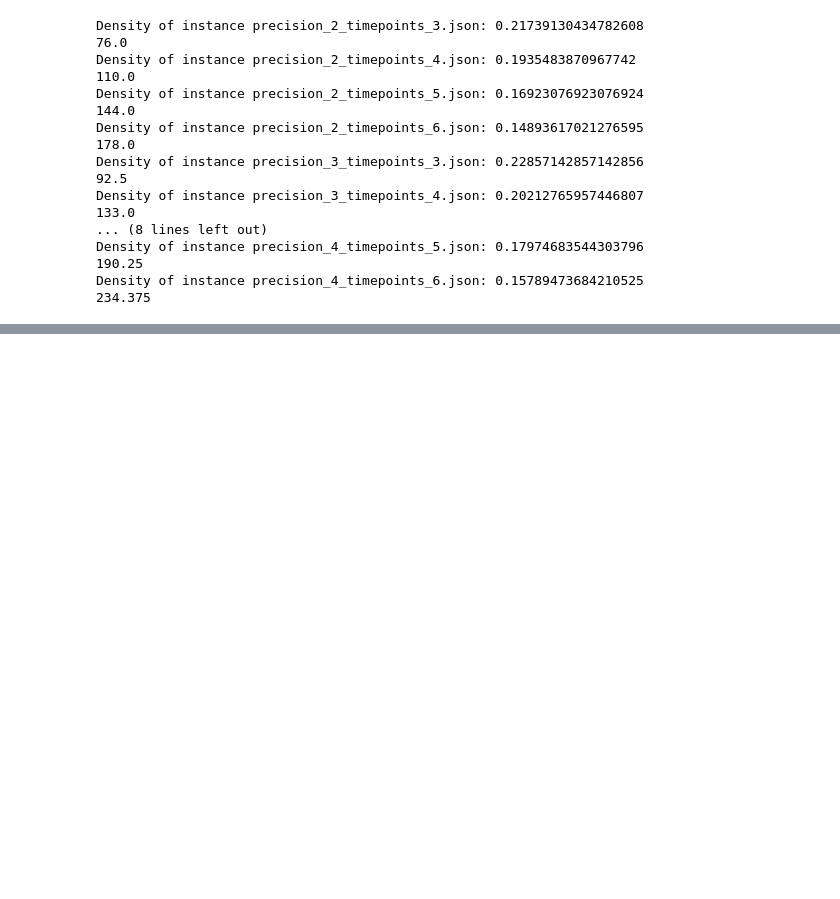
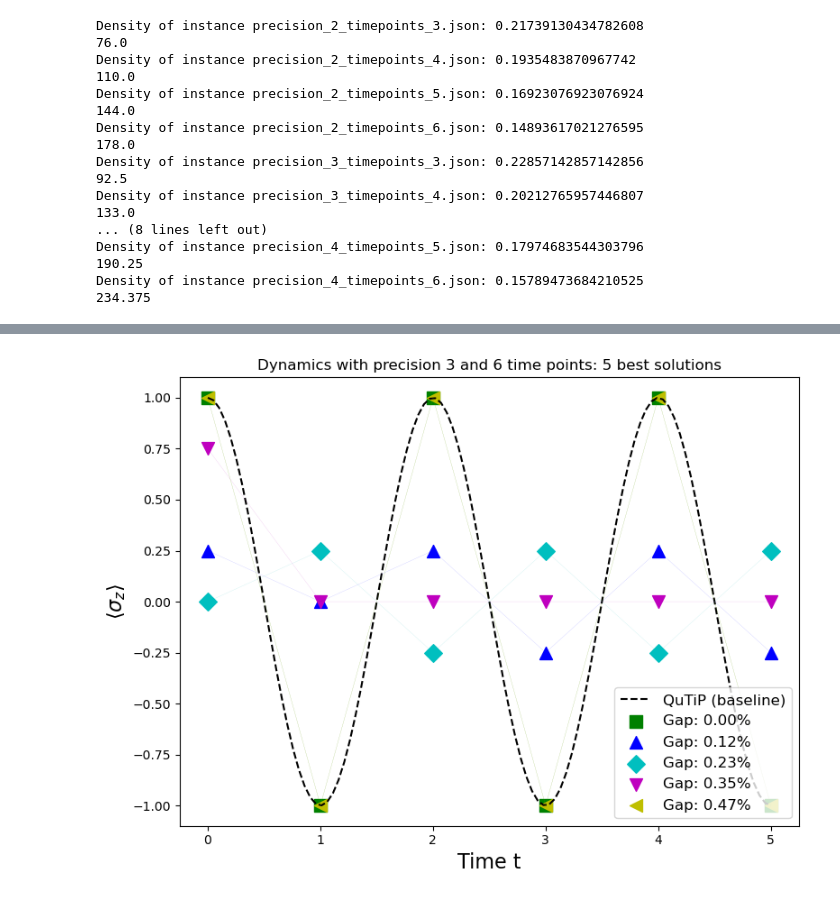
Before and after one commit to atg205/DWaveDynamics, a Jupyter notebook: notebooks/velox_instances.ipynb, the cells around one changed output, grey strips where cells are left out. Cells and saved outputs as stored; diff of their text form; code cells hidden in the pictures; blank space fills up the shorter version.

Commit message:
dynamics from velox solutions

```diff
--- a/notebooks/velox_instances.ipynb
+++ b/notebooks/velox_instances.ipynb
@@ -74,0 +205,9 @@ Density of instance precision_4_timepoints_6.json: 0.15789473684210525
+# %%
+velox_results = pd.read_csv('../velox/results/best_results_pruned_1_native.csv')
+pattern = r'precision_(\d)_timepoints_(\d)'
+velox_results = velox_results[velox_results["num_steps"] < 1000000]
+velox_results.sort_values(by=['num_steps', 'num_rep'], inplace=True)
+velox_results[['precision', 'timepoints']] = velox_results['instance'].str.extract(pattern).astype(int)
+velox_results = velox_results[velox_results['precision'] == prec]
+velox_results = velox_results[velox_results['timepoints'] == timepoints]
+velox_results
@@ -74,0 +228,66 @@ Density of instance precision_4_timepoints_6.json: 0.15789473684210525
+# %%
+import qutip as qp
+H_qp = 0.5 * np.pi * qp.sigmay()
+psi_0 = qp.basis(2, 0)
+times = np.linspace(0, timepoints-1, 100)
+baseline = qp.mesolve(H_qp, psi_0, times, e_ops=[qp.sigmaz()]).expect[0]
+# %%
+import matplotlib.pyplot as plt
+import numpy as np
+import pandas as pd
+
+SZ = np.array([[1, 0], [0, -1]])
+
+import matplotlib.cm as cm
+import matplotlib.colors as mcolors
+
+# Compute normalization parameters for the energy values of all solutions
+
+# Create a single axis for the plot
+fig, ax = plt.subplots(figsize=(8, 6))
+ax.plot(times, baseline, "k--", label="QuTiP (baseline)")
+
+velox_results.sort_values(by=['gap'], inplace=True)
+energy_vals = velox_results['gap'].values
+norm = mcolors.Normalize(vmin=0, vmax=1)
+cmap = cm.viridis
+
+
+# Loop over all rows in velox_results and plot all dynamics on the same panel,
+# coloring each curve according to its best_energy.
+colors = ["r", "g", "b", "c", "m", "y", "k"]
+markers = ["o", "s", "^", "D", "v", "<", ">"]
+
+cnt = 0
+existing_energies = []
+for idx, row in velox_results.iterrows():
+  sol = row['best_solution']
+  sol_list = [0 if x.strip() == "-1" else 1 for x in sol.split(';')]
+  sol_dict = {i: sol_list[i] for i in range(len(sol_list))}
+  # Compute the dynamics using the problem's interpretation method.
+  vec = problem.interpret_sample(sol_dict)
+  # For each state in the trajectory, compute ⟨σ_z⟩.
+  expect = [(state.conj() @ SZ @ state).real for state in vec]
+  energy = row['gap']
+  if energy in existing_energies:
+    continue
+  existing_energies.append(energy)
+  cnt += 1
+  print(f"Energy: {energy}")
+  print("QUBO energy: ", qubo.energy(sol_dict))
+  ax.scatter(problem.times, expect, color=colors[cnt % len(colors)], marker=markers[cnt % len(markers)], label=f"Gap: {energy:.2f}%", alpha=1.0, s=100)
+  ax.plot(problem.times, expect, color=colors[cnt % len(colors)], alpha=0.5, linewidth=0.1)
+  print(expect)
+  if cnt == 5:
+    break
+
+ax.set_xlabel("Time t", fontsize=16)
+ax.set_ylabel(r"$\langle \sigma_z \rangle$", fontsize=16)
+ax.set_title(f"Dynamics with precision {problem.num_bits_per_var} and {len(problem.times)} time points: {len(existing_energies)} best solutions")
+
+
+plt.legend(loc='best', fontsize=12)
+plt.tight_layout()
+plt.savefig(f"../velox/results/dynamics_plots/precision_{problem.num_bits_per_var}_timepoints_{len(problem.times)}.pdf", dpi=300)
+plt.show()
+# %% [output]
@@ -74,0 +309 @@ Density of instance precision_4_timepoints_6.json: 0.15789473684210525
+[figure, added]
```
Also changed, not shown: parts of 12 cells of this notebook, 41 other files.
